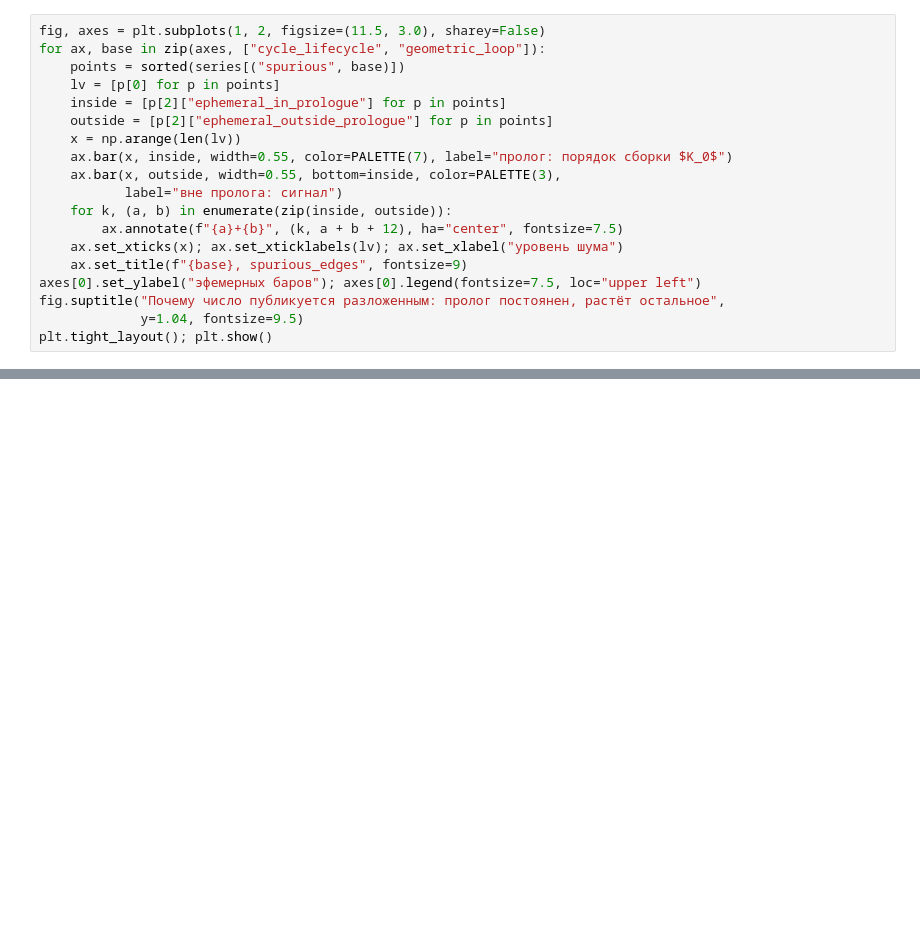
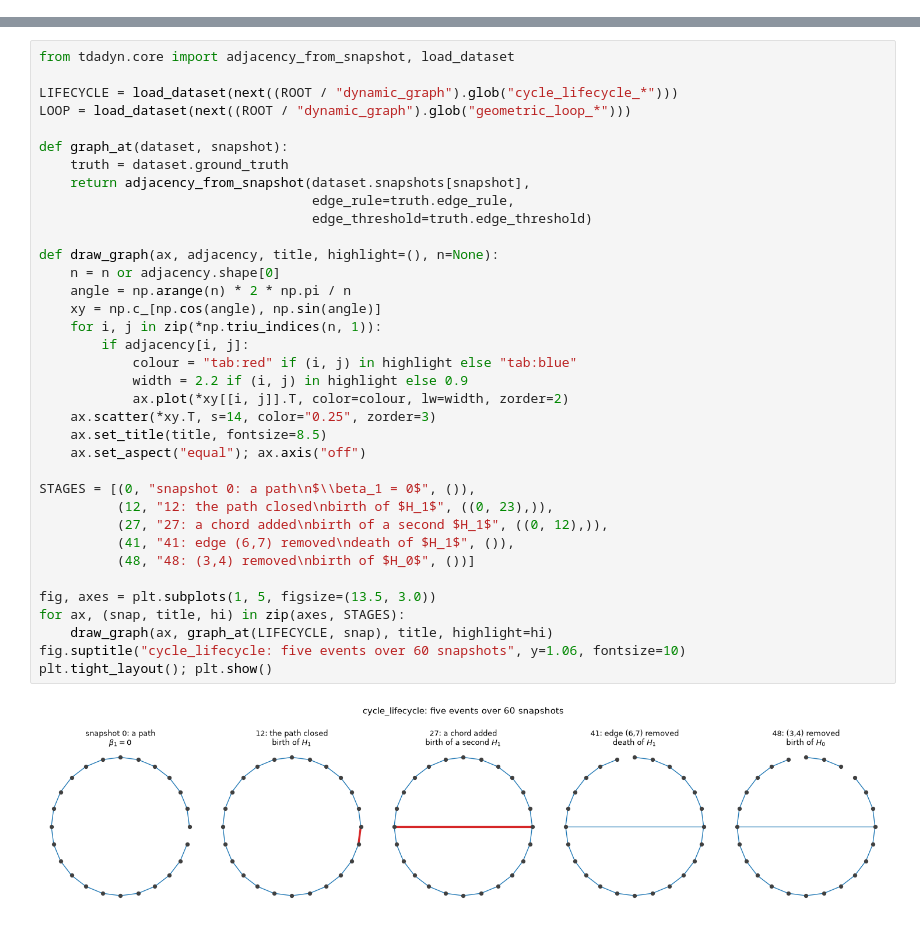
Before and after one commit to Semyon-ksa/tdadyn, a Jupyter notebook: notebooks/zigzag_report.ipynb, the cells around one changed output, grey strips where cells are left out. Saved outputs shown, nothing was run; the diff lists cells and outputs as text; blank space fills up the shorter version.

```diff
--- a/notebooks/zigzag_report.ipynb
+++ b/notebooks/zigzag_report.ipynb
@@ -812,19 +0,0 @@ plt.tight_layout(); plt.show()
-# %%
-fig, axes = plt.subplots(1, 2, figsize=(11.5, 3.0), sharey=False)
-for ax, base in zip(axes, ["cycle_lifecycle", "geometric_loop"]):
-    points = sorted(series[("spurious", base)])
-    lv = [p[0] for p in points]
-    inside = [p[2]["ephemeral_in_prologue"] for p in points]
-    outside = [p[2]["ephemeral_outside_prologue"] for p in points]
-    x = np.arange(len(lv))
-    ax.bar(x, inside, width=0.55, color=PALETTE(7), label="пролог: порядок сборки $K_0$")
-    ax.bar(x, outside, width=0.55, bottom=inside, color=PALETTE(3),
-           label="вне пролога: сигнал")
-    for k, (a, b) in enumerate(zip(inside, outside)):
-        ax.annotate(f"{a}+{b}", (k, a + b + 12), ha="center", fontsize=7.5)
-    ax.set_xticks(x); ax.set_xticklabels(lv); ax.set_xlabel("уровень шума")
-    ax.set_title(f"{base}, spurious_edges", fontsize=9)
-axes[0].set_ylabel("эфемерных баров"); axes[0].legend(fontsize=7.5, loc="upper left")
-fig.suptitle("Почему число публикуется разложенным: пролог постоянен, растёт остальное",
-             y=1.04, fontsize=9.5)
-plt.tight_layout(); plt.show()
@@ -931,0 +98,38 @@ results     сборка артефакта                            пере
+# %%
+from tdadyn.core import adjacency_from_snapshot, load_dataset
+
+LIFECYCLE = load_dataset(next((ROOT / "dynamic_graph").glob("cycle_lifecycle_*")))
+LOOP = load_dataset(next((ROOT / "dynamic_graph").glob("geometric_loop_*")))
+
+def graph_at(dataset, snapshot):
+    truth = dataset.ground_truth
+    return adjacency_from_snapshot(dataset.snapshots[snapshot],
+                                   edge_rule=truth.edge_rule,
+                                   edge_threshold=truth.edge_threshold)
+
+def draw_graph(ax, adjacency, title, highlight=(), n=None):
+    n = n or adjacency.shape[0]
+    angle = np.arange(n) * 2 * np.pi / n
+    xy = np.c_[np.cos(angle), np.sin(angle)]
+    for i, j in zip(*np.triu_indices(n, 1)):
+        if adjacency[i, j]:
+            colour = "tab:red" if (i, j) in highlight else "tab:blue"
+            width = 2.2 if (i, j) in highlight else 0.9
+            ax.plot(*xy[[i, j]].T, color=colour, lw=width, zorder=2)
+    ax.scatter(*xy.T, s=14, color="0.25", zorder=3)
+    ax.set_title(title, fontsize=8.5)
+    ax.set_aspect("equal"); ax.axis("off")
+
+STAGES = [(0, "snapshot 0: a path\n$\\beta_1 = 0$", ()),
+          (12, "12: the path closed\nbirth of $H_1$", ((0, 23),)),
+          (27, "27: a chord added\nbirth of a second $H_1$", ((0, 12),)),
+          (41, "41: edge (6,7) removed\ndeath of $H_1$", ()),
+          (48, "48: (3,4) removed\nbirth of $H_0$", ())]
+
+fig, axes = plt.subplots(1, 5, figsize=(13.5, 3.0))
+for ax, (snap, title, hi) in zip(axes, STAGES):
+    draw_graph(ax, graph_at(LIFECYCLE, snap), title, highlight=hi)
+fig.suptitle("cycle_lifecycle: five events over 60 snapshots", y=1.06, fontsize=10)
+plt.tight_layout(); plt.show()
+# %% [output]
+[figure, added]
```
Also changed, not shown: parts of 91 cells of this notebook, 2 other files.
